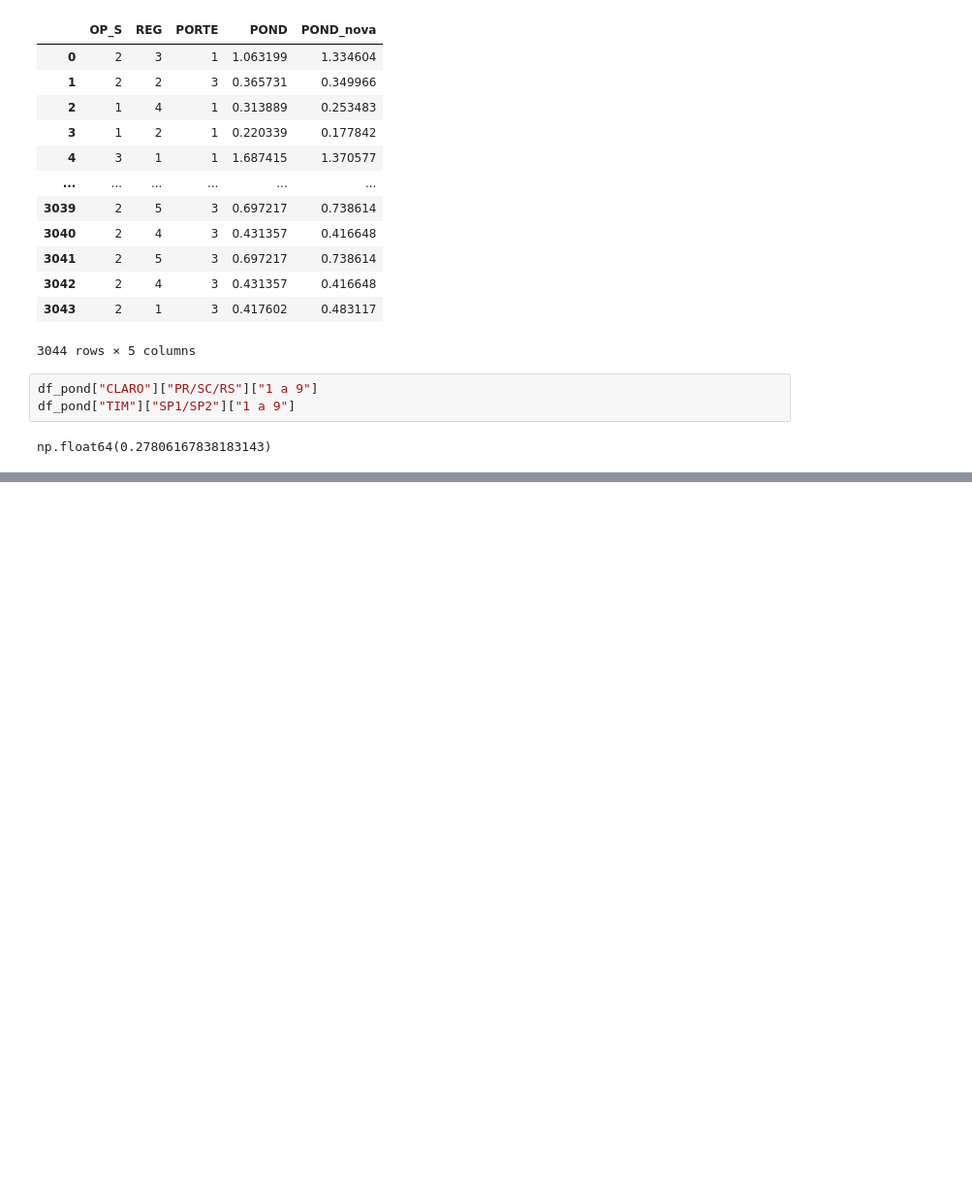
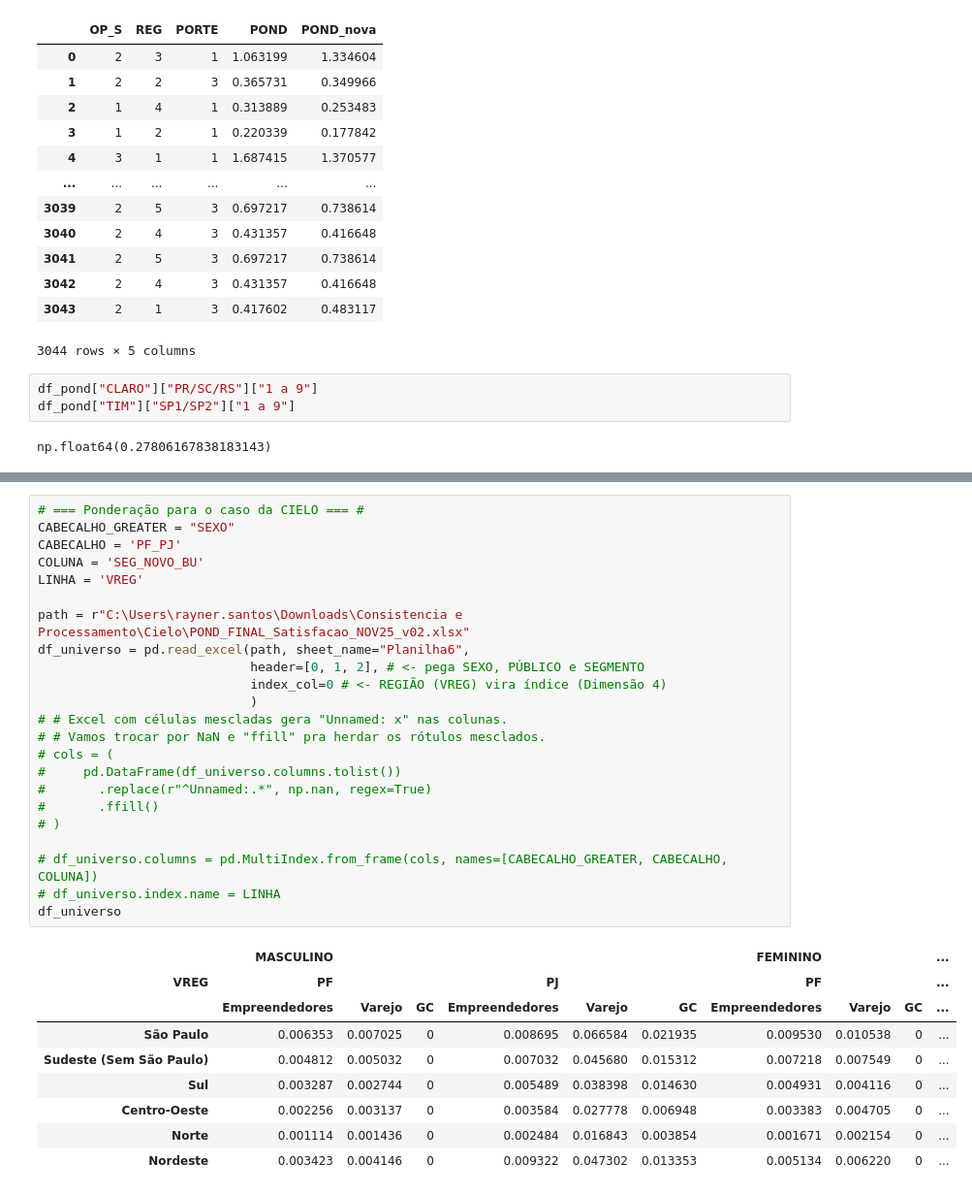
Before and after one commit to RaynerSantos/Processamento-Estatistico, a Jupyter notebook: App_beta/Pond.ipynb, the cells around one changed output, grey strips where cells are left out. Shown at 97% size. Cells and saved outputs as stored; diff of their text form; blank space fills up the shorter version.

```diff
--- a/App_beta/Pond.ipynb
+++ b/App_beta/Pond.ipynb
@@ -415,0 +581,33 @@ Name: Rotulo, dtype: object
+# %%
+# === Ponderação para o caso da CIELO === #
+CABECALHO_GREATER = "SEXO"
+CABECALHO = 'PF_PJ'
+COLUNA = 'SEG_NOVO_BU'
+LINHA = 'VREG'
+
+path = r"C:\Users\rayner.santos\Downloads\Consistencia e Processamento\Cielo\POND_FINAL_Satisfacao_NOV25_v02.xlsx"
+df_universo = pd.read_excel(path, sheet_name="Planilha6",
+                            header=[0, 1, 2], # <- pega SEXO, PÚBLICO e SEGMENTO
+                            index_col=0 # <- REGIÃO (VREG) vira índice (Dimensão 4)
+                            )
+# # Excel com células mescladas gera "Unnamed: x" nas colunas.
+# # Vamos trocar por NaN e "ffill" pra herdar os rótulos mesclados.
+# cols = (
+#     pd.DataFrame(df_universo.columns.tolist())
+#       .replace(r"^Unnamed:.*", np.nan, regex=True)
+#       .ffill()
+# )
+
+# df_universo.columns = pd.MultiIndex.from_frame(cols, names=[CABECALHO_GREATER, CABECALHO, COLUNA])
+# df_universo.index.name = LINHA
+df_universo
+# %% [output]
+|  | MASCULINO |  |  |  |  |  | FEMININO |  |  | ... |
+| VREG | PF |  |  | PJ |  |  | PF |  |  | ... |
+|  | Empreendedores | Varejo | GC | Empreendedores | Varejo | GC | Empreendedores | Varejo | GC | ... |
+| São Paulo | 0.006353 | 0.007025 | 0 | 0.008695 | 0.066584 | 0.021935 | 0.009530 | 0.010538 | 0 | ... |
+| Sudeste (Sem São Paulo) | 0.004812 | 0.005032 | 0 | 0.007032 | 0.045680 | 0.015312 | 0.007218 | 0.007549 | 0 | ... |
+| Sul | 0.003287 | 0.002744 | 0 | 0.005489 | 0.038398 | 0.014630 | 0.004931 | 0.004116 | 0 | ... |
+| Centro-Oeste | 0.002256 | 0.003137 | 0 | 0.003584 | 0.027778 | 0.006948 | 0.003383 | 0.004705 | 0 | ... |
+| Norte | 0.001114 | 0.001436 | 0 | 0.002484 | 0.016843 | 0.003854 | 0.001671 | 0.002154 | 0 | ... |
+| Nordeste | 0.003423 | 0.004146 | 0 | 0.009322 | 0.047302 | 0.013353 | 0.005134 | 0.006220 | 0 | ... |
```
Also changed, not shown: parts of 18 cells of this notebook, 7 other files.
